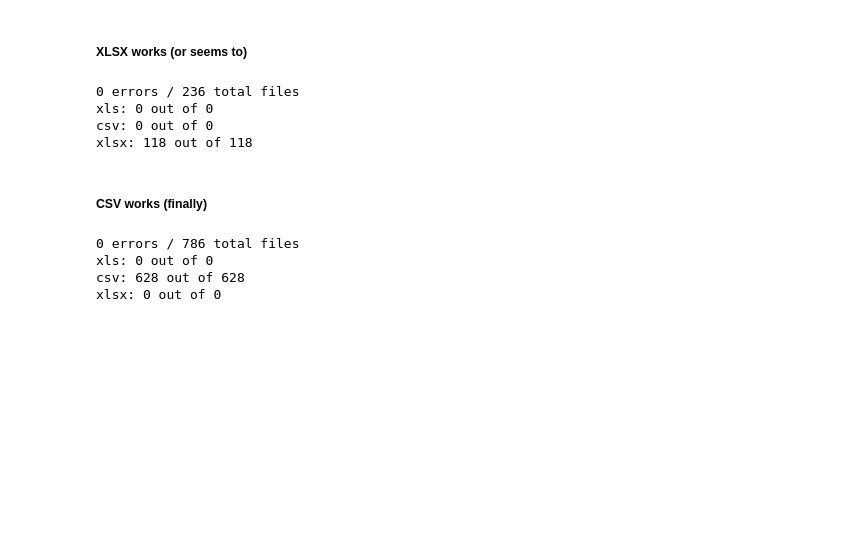
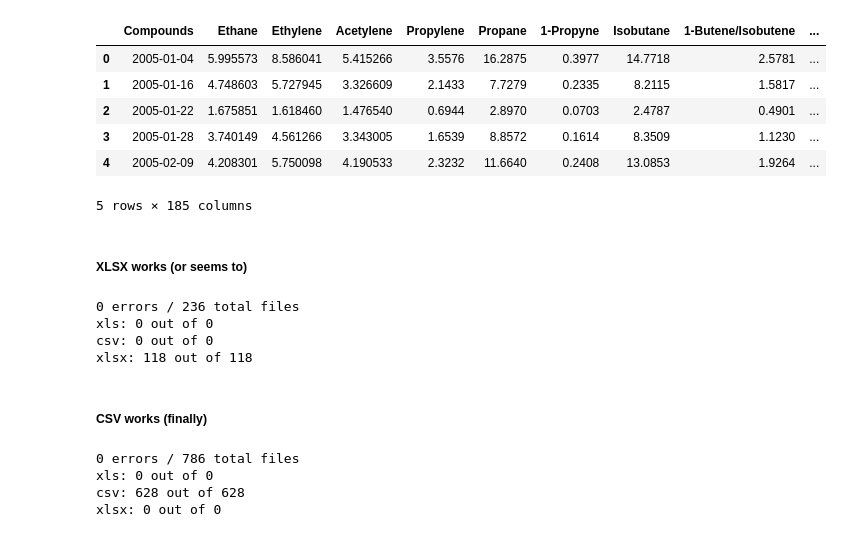
Before and after one commit to KevinCarr42/date_time_parsing, a Jupyter notebook: parse_dates.ipynb, the cells around one changed output. Drawn from its saved outputs; the diff is of its cells as text; code cells hidden in the pictures; blank space fills up the shorter version.

Commit message:
probably try except is best

```diff
--- a/parse_dates.ipynb
+++ b/parse_dates.ipynb
@@ -0,0 +6,19 @@
+# %%
+def parse_dates(dataframe, date_column):
+    warnings.filterwarnings("error")
+    date_formats = ["%m/%d/%Y", "%m/%d/%y"]
+    for date_format in date_formats:
+        try:
+            dataframe[date_column] = pd.to_datetime(dataframe[date_column], format=date_format)
+            print(date_format)
+        except (UserWarning, ValueError):
+            continue
+
+    warnings.resetwarnings()
+    return dataframe
+
+
+file = 'data\\2005\\S100111_CSV.csv'
+df = pd.read_csv(file, header=1)
+
+parse_dates(df, 'Compounds').dtypes
@@ -35,15 +61,16 @@ def csv_to_pandas(filepath, date_column_list=['Compounds', 'Sampling Date']):
             next(reader)
 
         headers = next(reader)
-        date_column_index = headers.index(date_column)
 
         for row in reader:
             if all(item == '' for item in row):
                 break
-            row[date_column_index] = parser.parse(row[date_column_index])
             parsed_data.append(row)
 
-    return pd.DataFrame(parsed_data, columns=headers)
+    df = pd.DataFrame(parsed_data, columns=headers)
+    df[date_column] = pd.to_datetime(df[date_column])
+
+    return df
 
 
 ################## XLSX ##################
@@ -216,3 +243,10 @@ ignore_list = [
     'data\\2008\\S90227_VOC.csv', 'data\\2009\\S90227_VOC.csv', 'data\\2010\\S90227_VOC.csv',  # sampling data relocated
     'data\\2015\\ChangeLog_Jan2017.xls'
 ]
+# %%
+# relevant imports
+import warnings
+# warnings.filterwarnings("error")
+warnings.resetwarnings()
+
+csv_errors = check_all_imports(skip_xls=True, skip_xlsx=True, skip_csv=False, ignore_list=ignore_list)
@@ -219,3 +363,18 @@ ignore_list = [
+# %%
+df = pd.read_csv(csv_errors[0], header=1)
+try:
+    df['Compounds'] = pd.to_datetime(df['Compounds'])
+except UserWarning:
+    df['Compounds'] = pd.to_datetime(df['Compounds'], format="%m/%d/%y")
+df.head()
+# %% [output]
+|  | Compounds | Ethane | Ethylene | Acetylene | Propylene | Propane | 1-Propyne | Isobutane | 1-Butene/Isobutene | ... |
+| 0 | 2005-01-04 | 5.995573 | 8.586041 | 5.415266 | 3.5576 | 16.2875 | 0.3977 | 14.7718 | 2.5781 | ... |
+| 1 | 2005-01-16 | 4.748603 | 5.727945 | 3.326609 | 2.1433 | 7.7279 | 0.2335 | 8.2115 | 1.5817 | ... |
+| 2 | 2005-01-22 | 1.675851 | 1.618460 | 1.476540 | 0.6944 | 2.8970 | 0.0703 | 2.4787 | 0.4901 | ... |
+| 3 | 2005-01-28 | 3.740149 | 4.561266 | 3.343005 | 1.6539 | 8.8572 | 0.1614 | 8.3509 | 1.1230 | ... |
+| 4 | 2005-02-09 | 4.208301 | 5.750098 | 4.190533 | 2.3232 | 11.6640 | 0.2408 | 13.0853 | 1.9264 | ... |
+5 rows × 185 columns
 # %% [markdown]
 ##### XLSX works (or seems to)
 # %%
```
Also changed, not shown: parts of 12 cells of this notebook.
